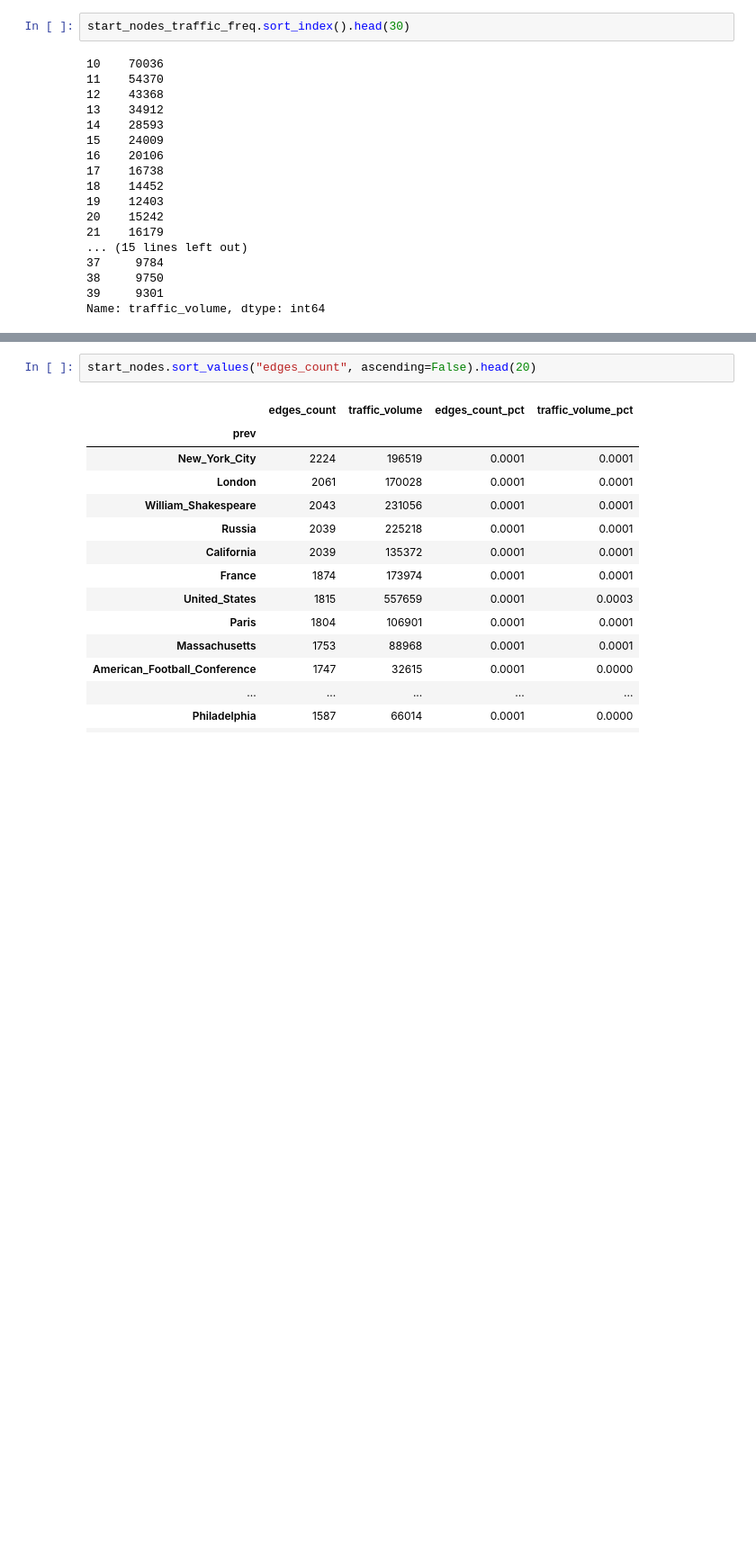
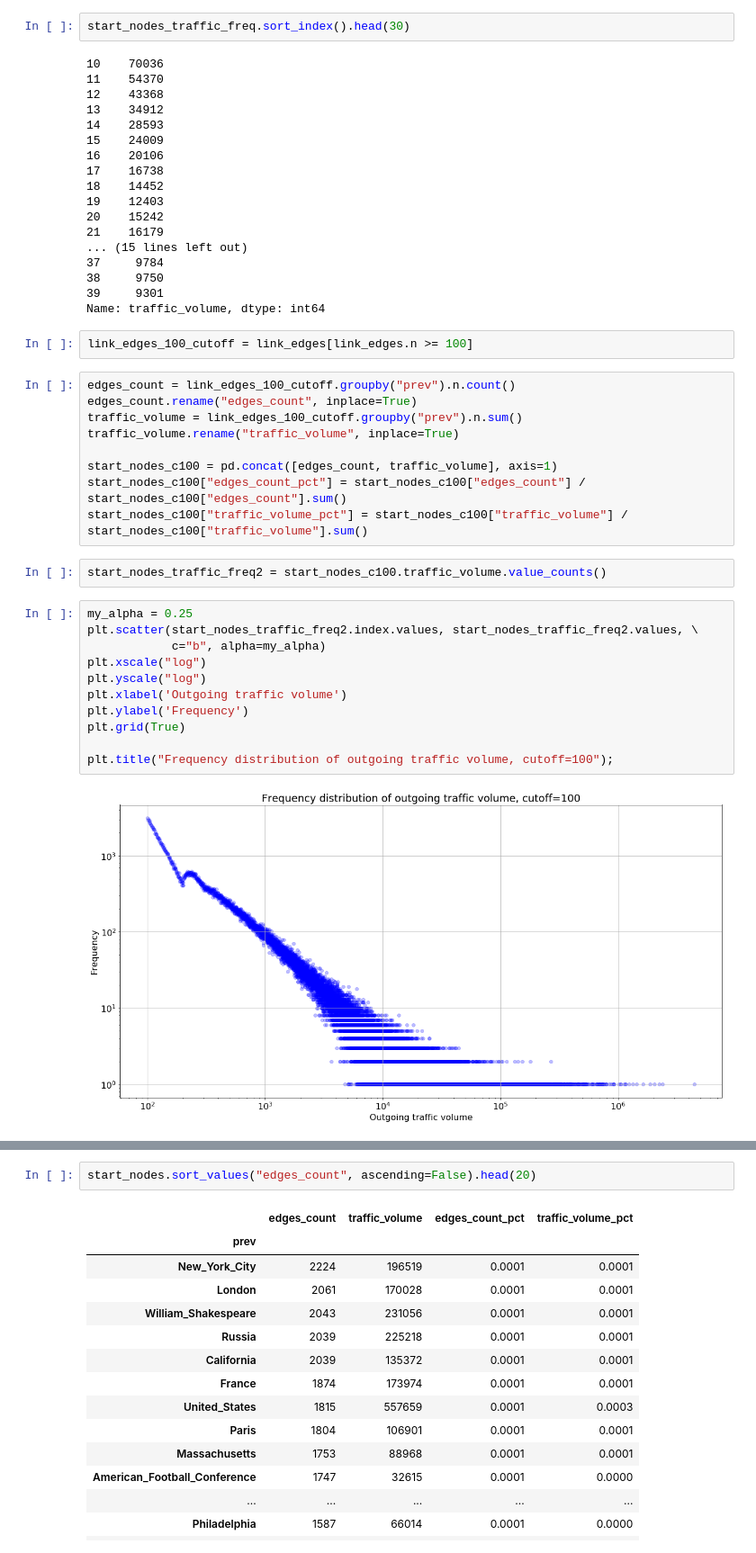
Before and after one commit to 33eyes/wiki-clickstream-graph, a Jupyter notebook: English_Wikipedia_EDA.ipynb, the cells around one changed output, grey strips where cells are left out. Shown at 90% size. Saved outputs shown, nothing was run; the diff lists cells and outputs as text; blank space fills up the shorter version.

```diff
--- a/English_Wikipedia_EDA.ipynb
+++ b/English_Wikipedia_EDA.ipynb
@@ -539,3 +539,29 @@ start_nodes_traffic_freq.sort_index().head(30)
 38     9750
 39     9301
 Name: traffic_volume, dtype: int64
+# %%
+link_edges_100_cutoff = link_edges[link_edges.n >= 100]
+# %%
+edges_count = link_edges_100_cutoff.groupby("prev").n.count()
+edges_count.rename("edges_count", inplace=True)
+traffic_volume = link_edges_100_cutoff.groupby("prev").n.sum()
+traffic_volume.rename("traffic_volume", inplace=True)
+
+start_nodes_c100 = pd.concat([edges_count, traffic_volume], axis=1)
+start_nodes_c100["edges_count_pct"] = start_nodes_c100["edges_count"] / start_nodes_c100["edges_count"].sum()
+start_nodes_c100["traffic_volume_pct"] = start_nodes_c100["traffic_volume"] / start_nodes_c100["traffic_volume"].sum()
+# %%
+start_nodes_traffic_freq2 = start_nodes_c100.traffic_volume.value_counts()
+# %%
+my_alpha = 0.25
+plt.scatter(start_nodes_traffic_freq2.index.values, start_nodes_traffic_freq2.values, \
+            c="b", alpha=my_alpha)
+plt.xscale("log")
+plt.yscale("log")
+plt.xlabel('Outgoing traffic volume')
+plt.ylabel('Frequency')
+plt.grid(True)
+
+plt.title("Frequency distribution of outgoing traffic volume, cutoff=100");
+# %% [output]
+[figure, added]
```
Also changed, not shown: parts of 25 cells of this notebook.
